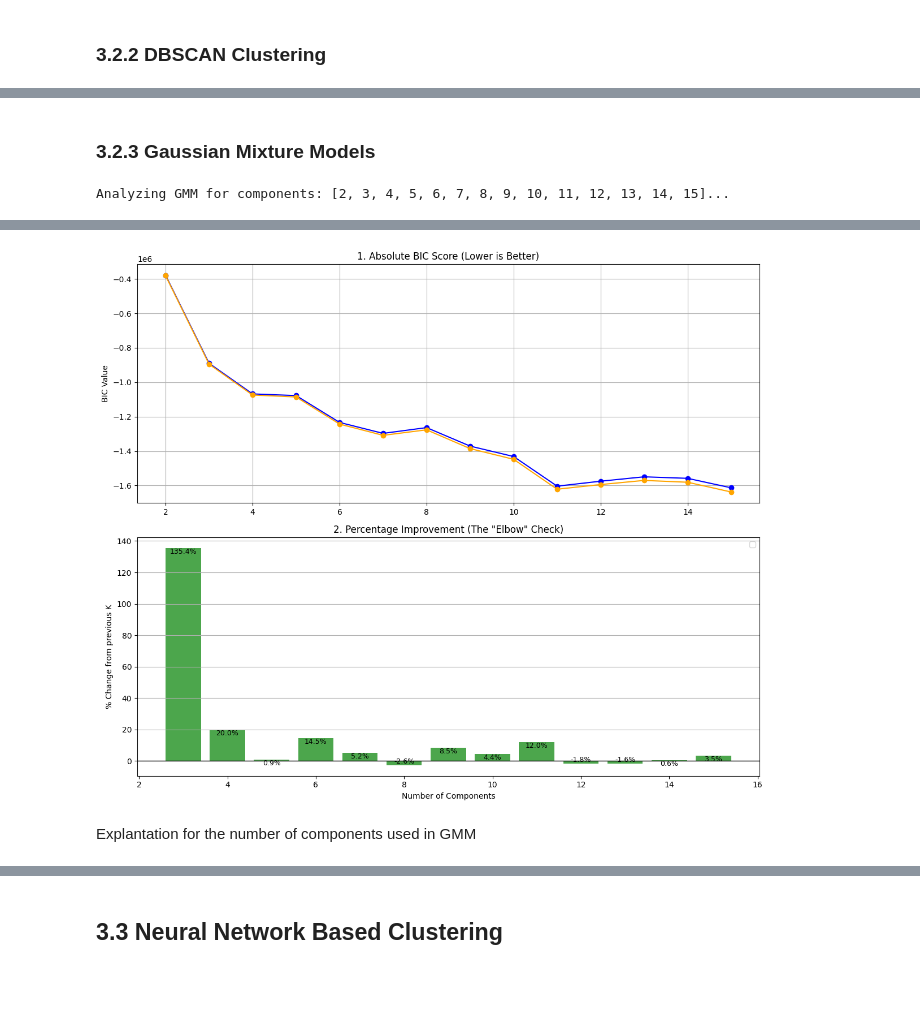
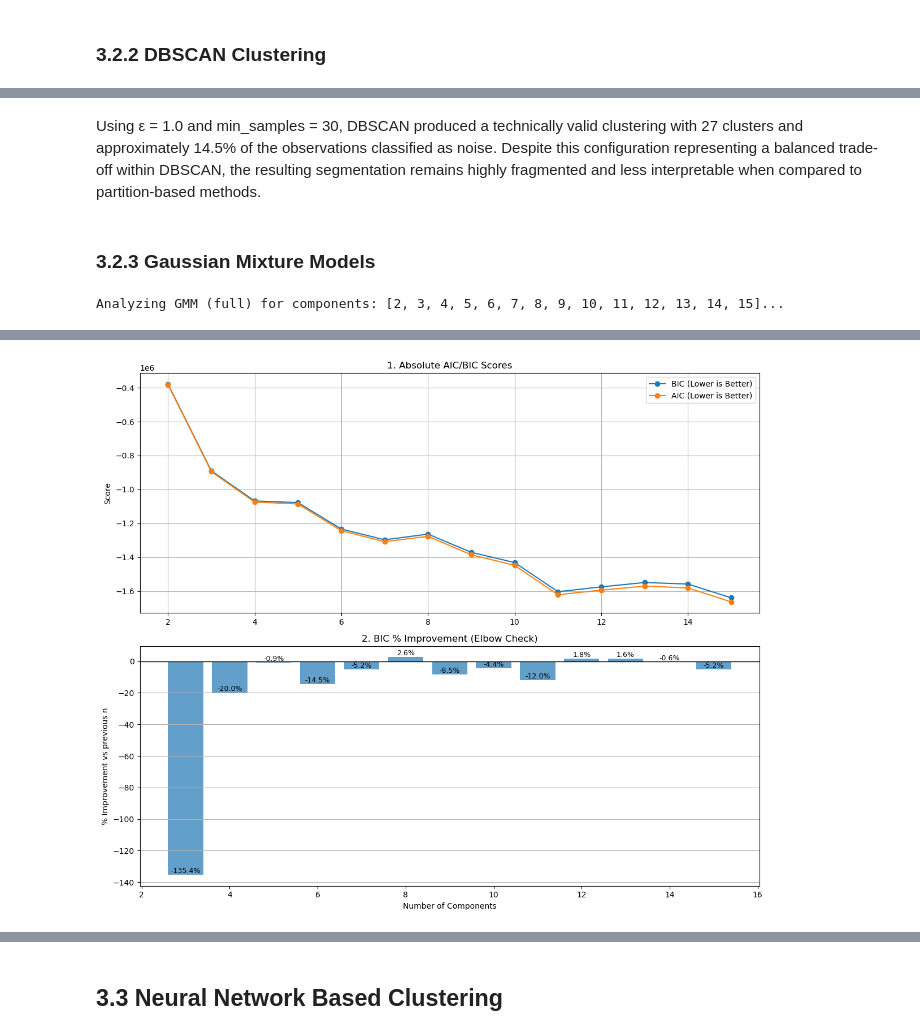
Before and after one commit to Mehmet1700/DataMining2025, a Jupyter notebook: notebooks_deliverable2/03_Clustering_Demographic_updated.ipynb, the cells around one changed output, grey strips where cells are left out. Saved outputs shown, nothing was run; the diff lists cells and outputs as text; code cells hidden in the pictures; blank space fills up the shorter version.

```diff
--- a/notebooks_deliverable2/03_Clustering_Demographic_updated.ipynb
+++ b/notebooks_deliverable2/03_Clustering_Demographic_updated.ipynb
@@ -912,21 +821,27 @@ See the caveats in the documentation: https://pandas.pydata.org/pandas-docs/stab
+# %% [markdown]
+Using ε = 1.0 and min_samples = 30, DBSCAN produced a technically valid clustering with 27 clusters and approximately 14.5% of the observations classified as noise. Despite this configuration representing a balanced trade-off within DBSCAN, the resulting segmentation remains highly fragmented and less interpretable when compared to partition-based methods.
 # %% [markdown]
 ### 3.2.3 Gaussian Mixture Models
 # %%
-# --- GMM Analysis with Percentage Decrease ---
+# --- GMM Analysis ---
 
-
-def analyze_gmm_gradient(data, n_range=range(2, 16)):
+def analyze_gmm_gradient(data, n_range=range(2, 16), covariance_type='full'):
     """
-    Calculates AIC/BIC and their percentage decrease (gradient)
+    Calculates AIC/BIC and their percentage improvement
     to help find the 'Elbow' point.
     """
     X = data.values if isinstance(data, pd.DataFrame) else data
     results = []
 
-    print(f"Analyzing GMM for components: {list(n_range)}...")
+    print(f"Analyzing GMM ({covariance_type}) for components: {list(n_range)}...")
 
     for n in n_range:
-        gmm = GaussianMixture(n_components=n, n_init=10, random_state=42)
+        gmm = GaussianMixture(
+            n_components=n,
+            covariance_type=covariance_type,
+            n_init=10,
+            random_state=42
+        )
         gmm.fit(X)
 
         results.append({
@@ -935,50 +850,52 @@ def analyze_gmm_gradient(data, n_range=range(2, 16)):
             'BIC': gmm.bic(X)
         })
 
-    df = pd.DataFrame(results)
+    df = pd.DataFrame(results).sort_values('n_components').reset_index(drop=True)
 
-    # Calculate Percentage Change (The "Elbow" Logic)
-    # Formula: (Current - Previous) / Previous * 100
-    df['BIC_Pct_Change'] = df['BIC'].pct_change() * 100
-    df['AIC_Pct_Change'] = df['AIC'].pct_change() * 100
+    # % improvement
+    df['BIC_Pct_Improve'] = ((df['BIC'].shift(1) - df['BIC']) / df['BIC'].shift(1)) * 100
+    df['AIC_Pct_Improve'] = ((df['AIC'].shift(1) - df['AIC']) / df['AIC'].shift(1)) * 100
 
     return df
 
+
 # --- EXECUTE ANALYSIS ---
-gmm_results = analyze_gmm_gradient(df_demographic, n_range=range(2, 16))
-
+gmm_results = analyze_gmm_gradient(df_demographic, n_range=range(2, 16), covariance_type='full')
 
 # --- VISUALIZATION ---
 if not gmm_results.empty:
     fig, (ax1, ax2) = plt.subplots(2, 1, figsize=(12, 10))
 
-    # Plot 1: Raw BIC Scores (The Curve)
-    ax1.plot(gmm_results['n_components'], gmm_results['BIC'], marker='o', color='blue', label='BIC Score')
-    ax1.plot(gmm_results['n_components'], gmm_results['AIC'], marker='o', color='orange', label='AIC Score')
-    ax1.set_title('1. Absolute BIC Score (Lower is Better)')
-    ax1.set_ylabel('BIC Value')
+    # Plot 1: Absolute AIC/BIC
+    ax1.plot(gmm_results['n_components'], gmm_results['BIC'], marker='o', label='BIC (Lower is Better)')
+    ax1.plot(gmm_results['n_components'], gmm_results['AIC'], marker='o', label='AIC (Lower is Better)')
+    ax1.set_title('1. Absolute AIC/BIC Scores')
+    ax1.set_ylabel('Score')
     ax1.grid(True)
+    ax1.legend()
 
-    # Plot 2: Percentage Change (The Elbow)
-    # We drop the first NaN value for plotting
-    plot_data = gmm_results.dropna()
-    bars = ax2.bar(plot_data['n_components'], plot_data['BIC_Pct_Change'], color='green', alpha=0.7)
+    # Plot 2: % Improvement (Elbow)
+    plot_data = gmm_results.dropna(subset=['BIC_Pct_Improve'])
+    bars = ax2.bar(plot_data['n_components'], plot_data['BIC_Pct_Improve'], alpha=0.7)
 
-    # Add labels on bars
     for bar in bars:
         height = bar.get_height()
-        ax2.text(bar.get_x() + bar.get_width()/2., height,
-                f'{height:.1f}%',
-                ha='center', va='bottom' if height < 0 else 'top', fontsize=9)
+        ax2.text(
+            bar.get_x() + bar.get_width()/2.,
+            height,
+            f'{height:.1f}%',
+            ha='center',
+            va='bottom',
+            fontsize=9
+        )
 
-    ax2.set_title('2. Percentage Improvement (The "Elbow" Check)')
-    ax2.set_ylabel('% Change from previous K')
+    ax2.set_title('2. BIC % Improvement (Elbow Check)')
+    ax2.set_ylabel('% Improvement vs previous n')
     ax2.set_xlabel('Number of Components')
     ax2.axhline(0, color='black', linewidth=1)
-    ax2.legend()
     ax2.grid(True, axis='y')
 
     plt.tight_layout()
     plt.show()
 # %% [output]
-Analyzing GMM for components: [2, 3, 4, 5, 6, 7, 8, 9, 10, 11, 12, 13, 14, 15]...
+Analyzing GMM (full) for components: [2, 3, 4, 5, 6, 7, 8, 9, 10, 11, 12, 13, 14, 15]...
@@ -1005,3 +902 @@ See the caveats in the documentation: https://pandas.pydata.org/pandas-docs/stab
-[figure, old version]
+[figure, new version]
-# %% [markdown]
-Explantation for the number of components used in GMM
```
Also changed, not shown: parts of 31 cells of this notebook.
